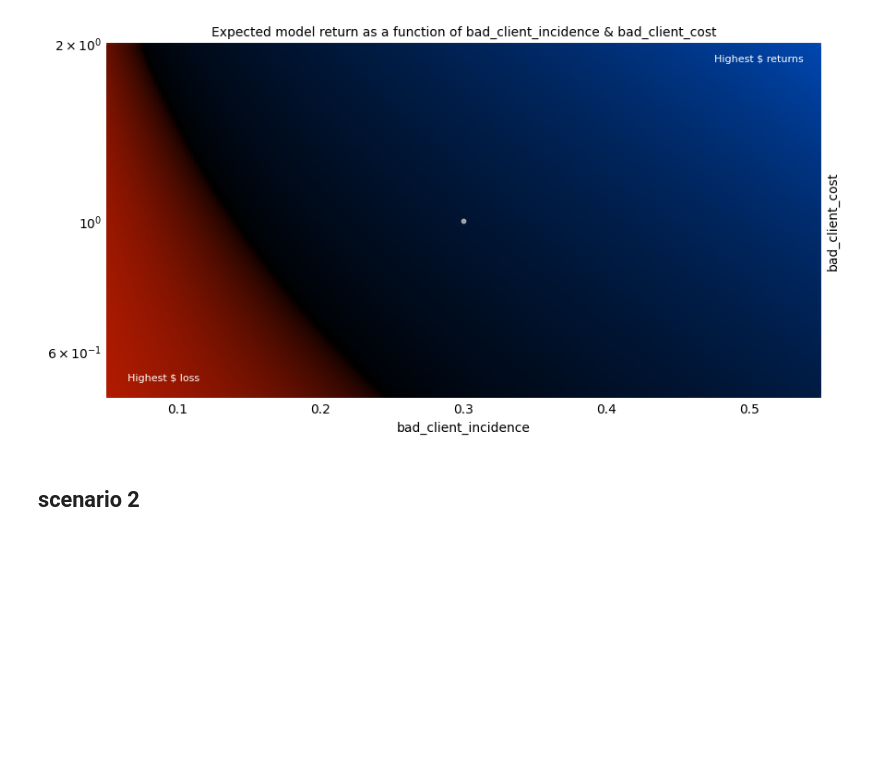
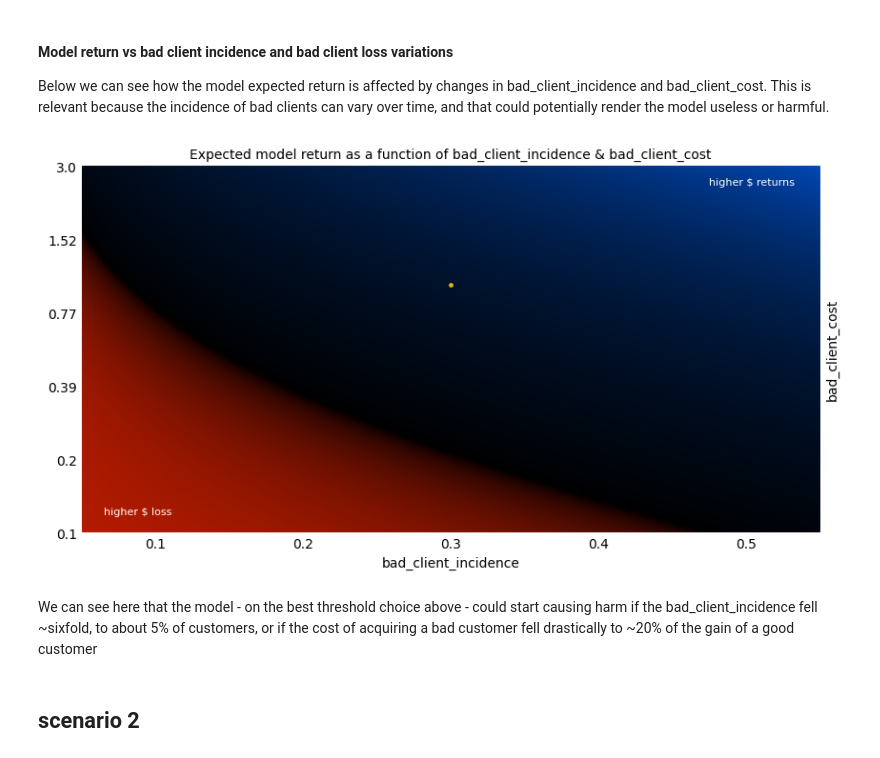
Before and after one commit to luisedluised/credit-risk-case, a Jupyter notebook: notebooks/3_threshold_selection.ipynb, the cells around one changed output. Cells and saved outputs as stored; diff of their text form; code cells hidden in the pictures; blank space fills up the shorter version.

```diff
--- a/notebooks/3_threshold_selection.ipynb
+++ b/notebooks/3_threshold_selection.ipynb
@@ -59,12 +69,17 @@ plt.savefig('../figures/returns_versus_sensitivity_and_sensibility.png',
+# %% [markdown]
+#### Model return vs bad client incidence and bad client loss variations
+Below we can see how the model expected return is affected by changes in bad_client_incidence and bad_client_cost. This is relevant because the incidence of bad clients can vary over time, and that could potentially render the model useless or harmful.
 # %%
 sensitivity, specificity, threshold = m[m.color == 'gold'][['recall/sensitivity', 'specificity', 'thres']].values[0]/100
 
 plot_default_and_loss(specificity = specificity, sensitivity = sensitivity,
      bad_client_incidence_range = (0.05, 0.55),
-        bad_client_cost_range = (0.5, 2),
+        bad_client_cost_range = (0.1, 3),
         highlighted_points=(bad_client_incidence, bad_customer_cost))
 # %% [output]
-[figure, old version]
+[figure, new version]
+# %% [markdown]
+We can see here that the model - on the best threshold choice above -  could start causing harm if the bad_client_incidence fell ~sixfold, to about 5% of customers, or if the cost of acquiring a bad customer fell drastically to ~20% of the gain of a good customer
 # %% [markdown]
 ## scenario 2
 # %%
```
Also changed, not shown: parts of 10 cells of this notebook, 4 other files.
